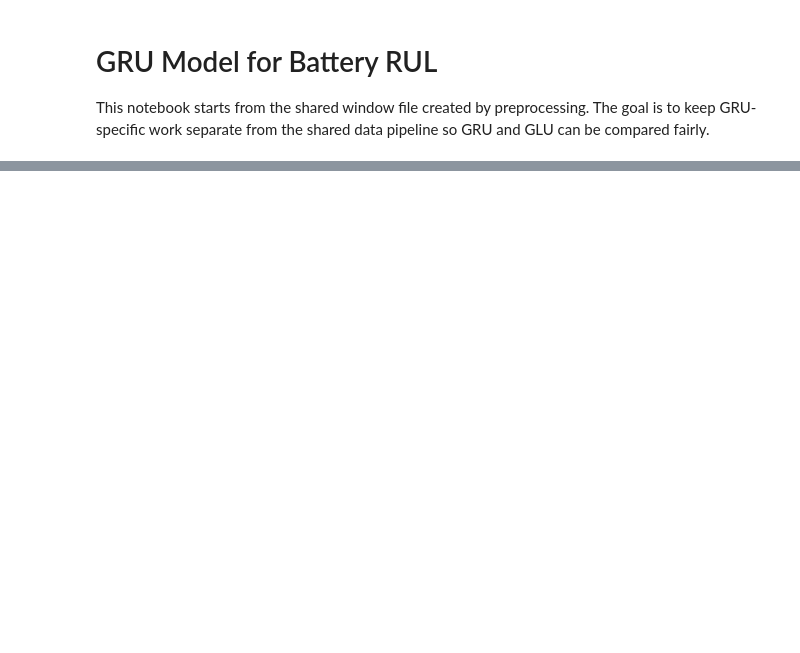
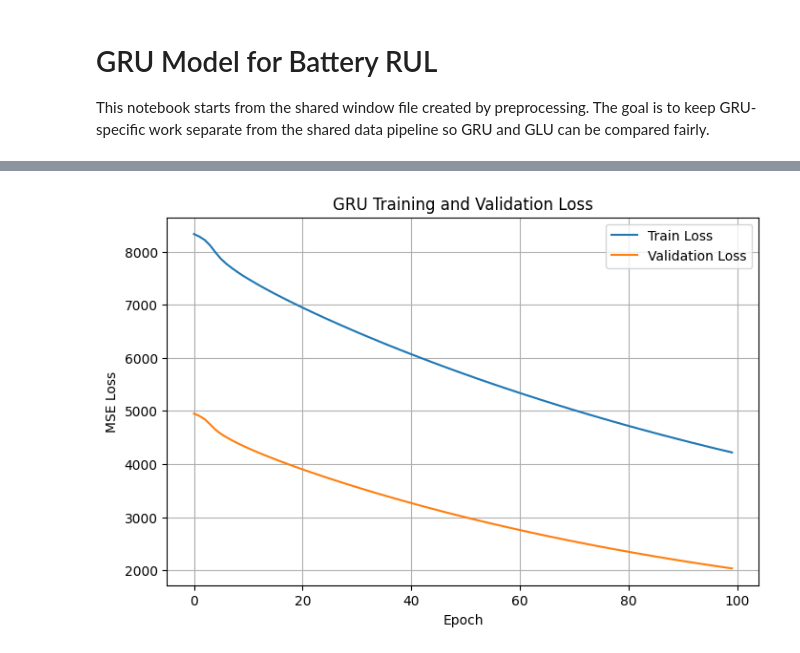
Before and after one commit to kawthar-shameseldeen/Battery-RUL-Prediction, a Jupyter notebook: notebook/gru_model.ipynb, the cells around one changed output, grey strips where cells are left out. Cells and saved outputs as stored; diff of their text form; code cells hidden in the pictures; blank space fills up the shorter version.

Commit message:
Build initial GRU training notebook

```diff
--- a/notebook/gru_model.ipynb
+++ b/notebook/gru_model.ipynb
@@ -67,0 +221,10 @@ print("Test samples:", X_test.shape[0])
+# %%
+# Define the loss function and optimizer.
+# MSELoss measures prediction error for regression, and Adam updates model weights to reduce that error.
+LOSS_FUNCTION = nn.MSELoss()
+LEARNING_RATE = 0.001
+
+optimizer = torch.optim.Adam(model.parameters(), lr=LEARNING_RATE)
+
+print("Loss function:", LOSS_FUNCTION)
+print("Optimizer:", optimizer)
@@ -67,0 +247,20 @@ print("Test samples:", X_test.shape[0])
+# %%
+# Run one manual training step to see the full learning process before writing the training loop.
+# This updates the model once using one batch.
+model.train()
+
+batch_X, batch_y = next(iter(train_loader))
+
+optimizer.zero_grad()
+
+predictions = model(batch_X)
+
+loss = LOSS_FUNCTION(predictions, batch_y)
+
+loss.backward()
+
+optimizer.step()
+
+print("Predictions shape:", predictions.shape)
+print("Targets shape:", batch_y.shape)
+print("Loss for this one batch:", loss.item())
@@ -67,0 +327,16 @@ print("Test samples:", X_test.shape[0])
+# %%
+# Plot training and validation loss to see whether learning is still improving or starting to overfit.
+# If both curves keep decreasing, the model is still learning; if validation rises while training falls, that suggests overfitting.
+import matplotlib.pyplot as plt
+
+plt.figure(figsize=(8, 5))
+plt.plot(train_losses, label="Train Loss")
+plt.plot(val_losses, label="Validation Loss")
+plt.xlabel("Epoch")
+plt.ylabel("MSE Loss")
+plt.title("GRU Training and Validation Loss")
+plt.legend()
+plt.grid(True)
+plt.show()
+# %% [output]
+[figure, added]
```
Also changed, not shown: parts of 18 cells of this notebook.
